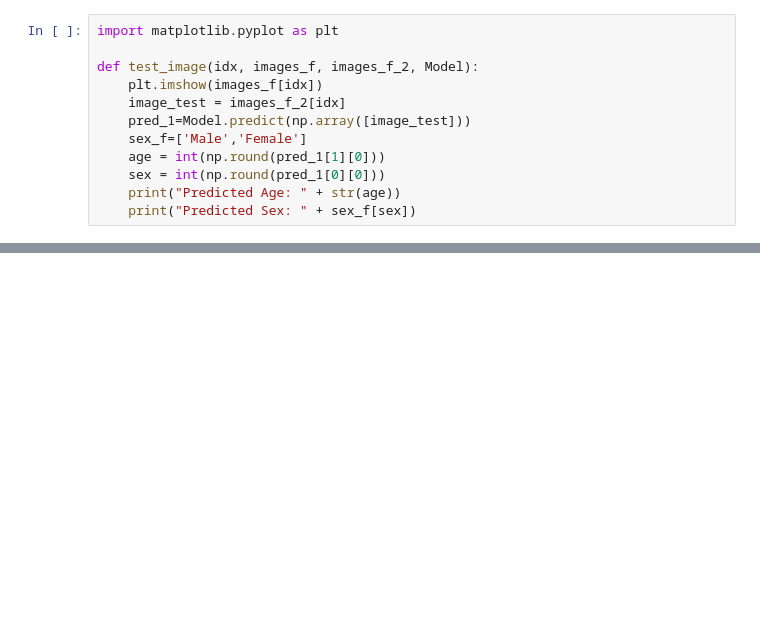
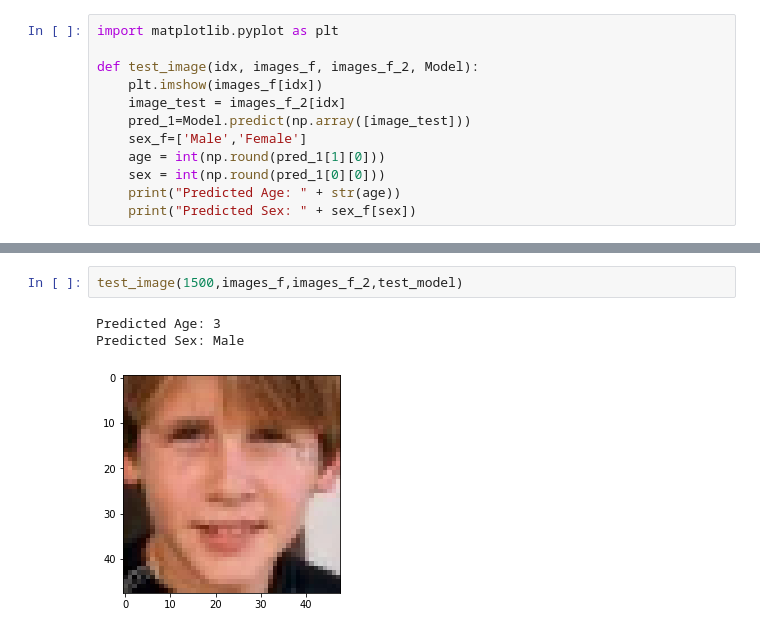
Before and after one commit to reeteshsudhakar/utk-image-classifier, a Jupyter notebook: utk-image-classification.ipynb, the cells around one changed output, grey strips where cells are left out. Drawn from its saved outputs; the diff is of its cells as text; blank space fills up the shorter version.

```diff
--- a/utk-image-classification.ipynb
+++ b/utk-image-classification.ipynb
@@ -421,0 +435,6 @@ Predicted Sex: Female
+# %%
+test_image(1500,images_f,images_f_2,test_model)
+# %% [output]
+Predicted Age: 3
+Predicted Sex: Male
+[figure, added]
```
Also changed, not shown: parts of 11 cells of this notebook, 1 other file.
